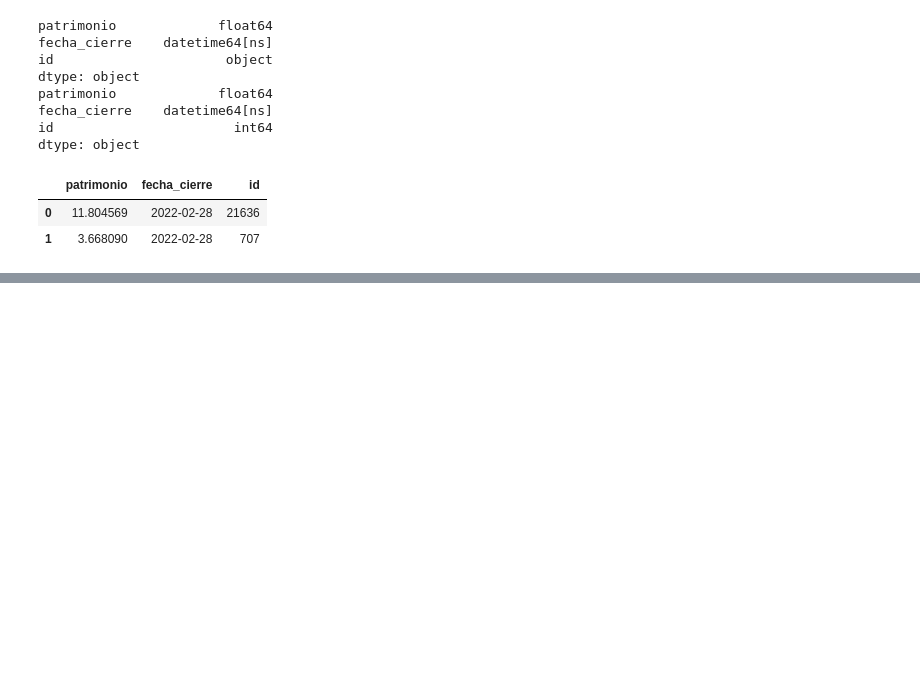
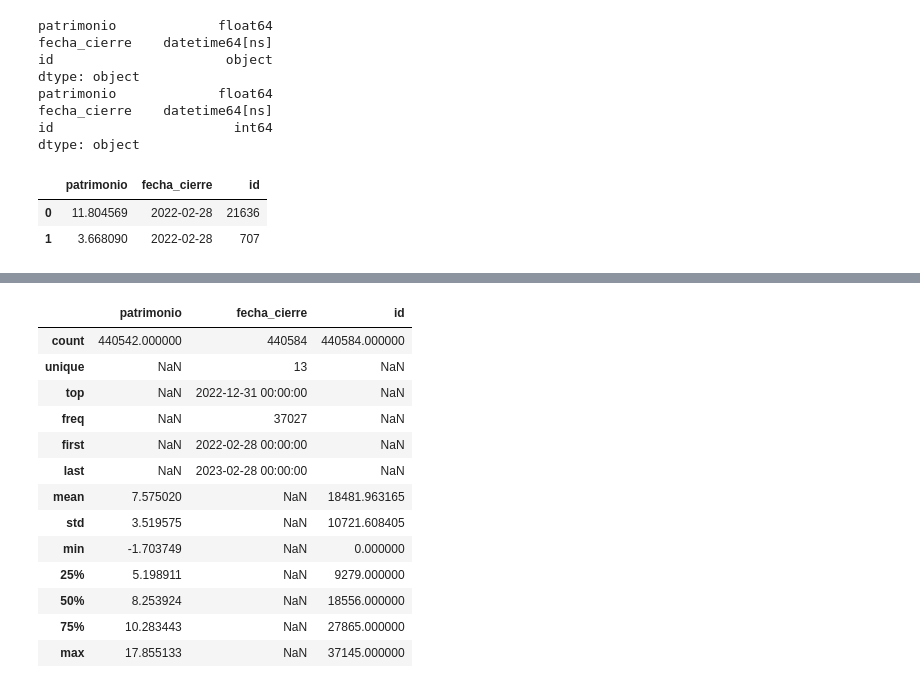
Before and after one commit to rolftb/fuga-clientes-insitucion-finaciera, a Jupyter notebook: Desarrollo.ipynb, the cells around one changed output, grey strips where cells are left out. Cells and saved outputs as stored; diff of their text form; code cells hidden in the pictures; blank space fills up the shorter version.

```diff
--- a/Desarrollo.ipynb
+++ b/Desarrollo.ipynb
@@ -298,0 +501,17 @@ Timestamp('2023-02-28 00:00:00')
+# %%
+df_cierre_patrimonio.describe(include="all")
+# %% [output]
+|  | patrimonio | fecha_cierre | id |
+| count | 440542.000000 | 440584 | 440584.000000 |
+| unique | NaN | 13 | NaN |
+| top | NaN | 2022-12-31 00:00:00 | NaN |
+| freq | NaN | 37027 | NaN |
+| first | NaN | 2022-02-28 00:00:00 | NaN |
+| last | NaN | 2023-02-28 00:00:00 | NaN |
+| mean | 7.575020 | NaN | 18481.963165 |
+| std | 3.519575 | NaN | 10721.608405 |
+| min | -1.703749 | NaN | 0.000000 |
+| 25% | 5.198911 | NaN | 9279.000000 |
+| 50% | 8.253924 | NaN | 18556.000000 |
+| 75% | 10.283443 | NaN | 27865.000000 |
+| max | 17.855133 | NaN | 37145.000000 |
```
Also changed, not shown: parts of 29 cells of this notebook.
